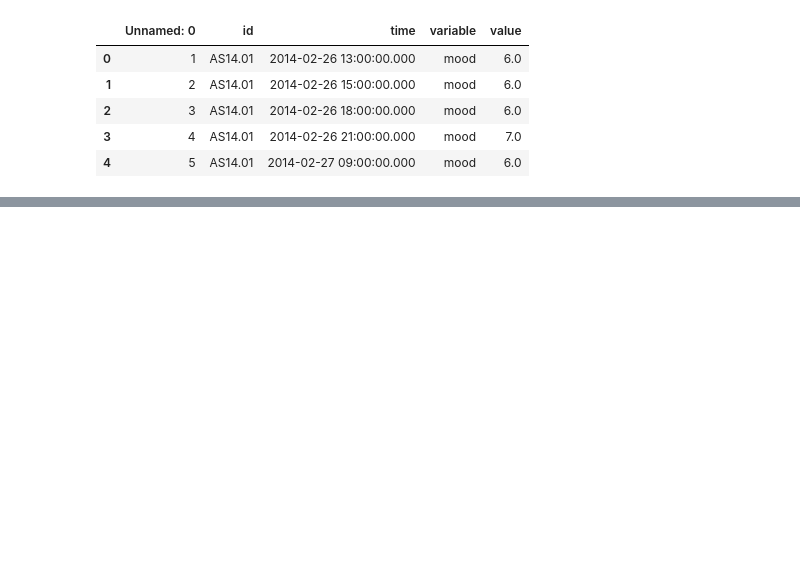
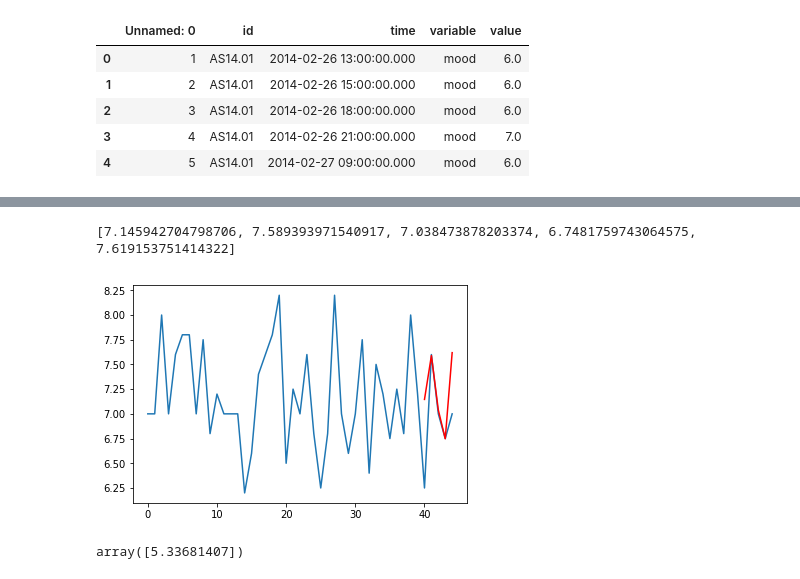
Before and after one commit to Dennis-Dekker/Data_mining, a Jupyter notebook: AMIRA_predictor.ipynb, the cells around one changed output, grey strips where cells are left out. Saved outputs shown, nothing was run; the diff lists cells and outputs as text; code cells hidden in the pictures; blank space fills up the shorter version.

Commit message:
arima te

```diff
--- a/AMIRA_predictor.ipynb
+++ b/AMIRA_predictor.ipynb
@@ -222,0 +382,13 @@ df_time_value.shape
+# %%
+plt.plot(range(len(X)),X)
+plt.plot(range(len(X)-len(predictions), len(X)),predictions, color = "red")
+print(predictions)
+# %% [output]
+[7.145942704798706, 7.589393971540917, 7.038473878203374, 6.7481759743064575, 7.619153751414322]
+[figure, added]
+# %%
+model = ARIMA(history, order=(best_hyperparameter[1], best_hyperparameter[2], best_hyperparameter[3]))
+model_fit = model.fit(transparams = False, trend = "nc")
+model_fit.forecast()[0]
+# %% [output]
+array([5.33681407])
```
Also changed, not shown: parts of 8 cells of this notebook.
